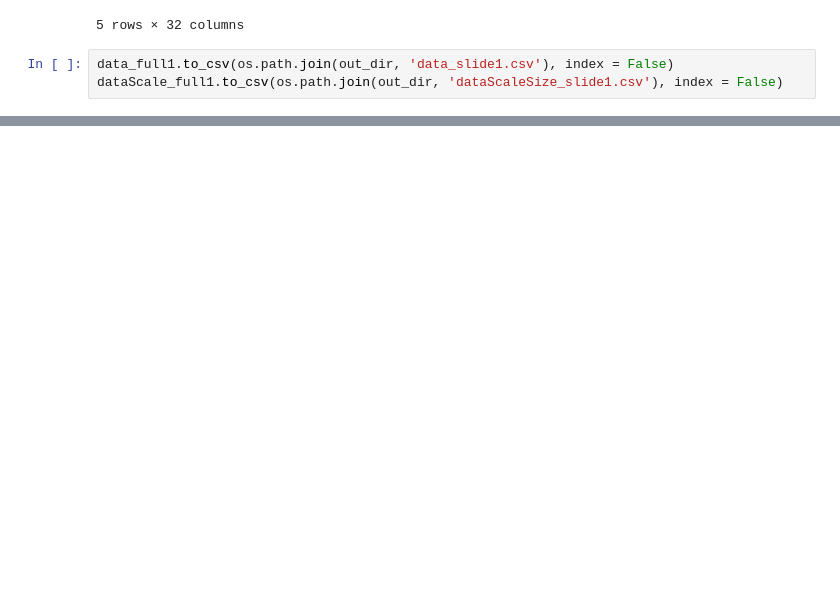
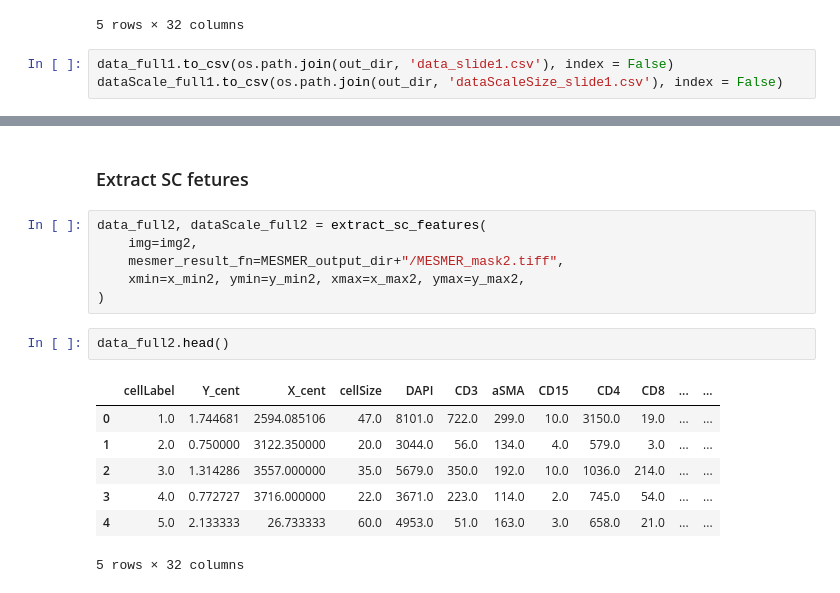
Before and after one commit to fengsh27/Benchmarking_tissue_preparation, a Jupyter notebook: test-demo.ipynb, the cells around one changed output, grey strips where cells are left out. Drawn from its saved outputs; the diff is of its cells as text; blank space fills up the shorter version.

```diff
--- a/test-demo.ipynb
+++ b/test-demo.ipynb
@@ -181,0 +258,18 @@ dataScale_full1.to_csv(os.path.join(out_dir, 'dataScaleSize_slide1.csv'), index
+# %% [markdown]
+### Extract SC fetures
+# %%
+data_full2, dataScale_full2 = extract_sc_features(
+    img=img2,
+    mesmer_result_fn=MESMER_output_dir+"/MESMER_mask2.tiff",
+    xmin=x_min2, ymin=y_min2, xmax=x_max2, ymax=y_max2,
+)
+# %%
+data_full2.head()
+# %% [output]
+|  | cellLabel | Y_cent | X_cent | cellSize | DAPI | CD3 | aSMA | CD15 | CD4 | CD8 | ... | ... |
+| 0 | 1.0 | 1.744681 | 2594.085106 | 47.0 | 8101.0 | 722.0 | 299.0 | 10.0 | 3150.0 | 19.0 | ... | ... |
+| 1 | 2.0 | 0.750000 | 3122.350000 | 20.0 | 3044.0 | 56.0 | 134.0 | 4.0 | 579.0 | 3.0 | ... | ... |
+| 2 | 3.0 | 1.314286 | 3557.000000 | 35.0 | 5679.0 | 350.0 | 192.0 | 10.0 | 1036.0 | 214.0 | ... | ... |
+| 3 | 4.0 | 0.772727 | 3716.000000 | 22.0 | 3671.0 | 223.0 | 114.0 | 2.0 | 745.0 | 54.0 | ... | ... |
+| 4 | 5.0 | 2.133333 | 26.733333 | 60.0 | 4953.0 | 51.0 | 163.0 | 3.0 | 658.0 | 21.0 | ... | ... |
+5 rows × 32 columns
```
Also changed, not shown: parts of 17 cells of this notebook, 1 other file.
